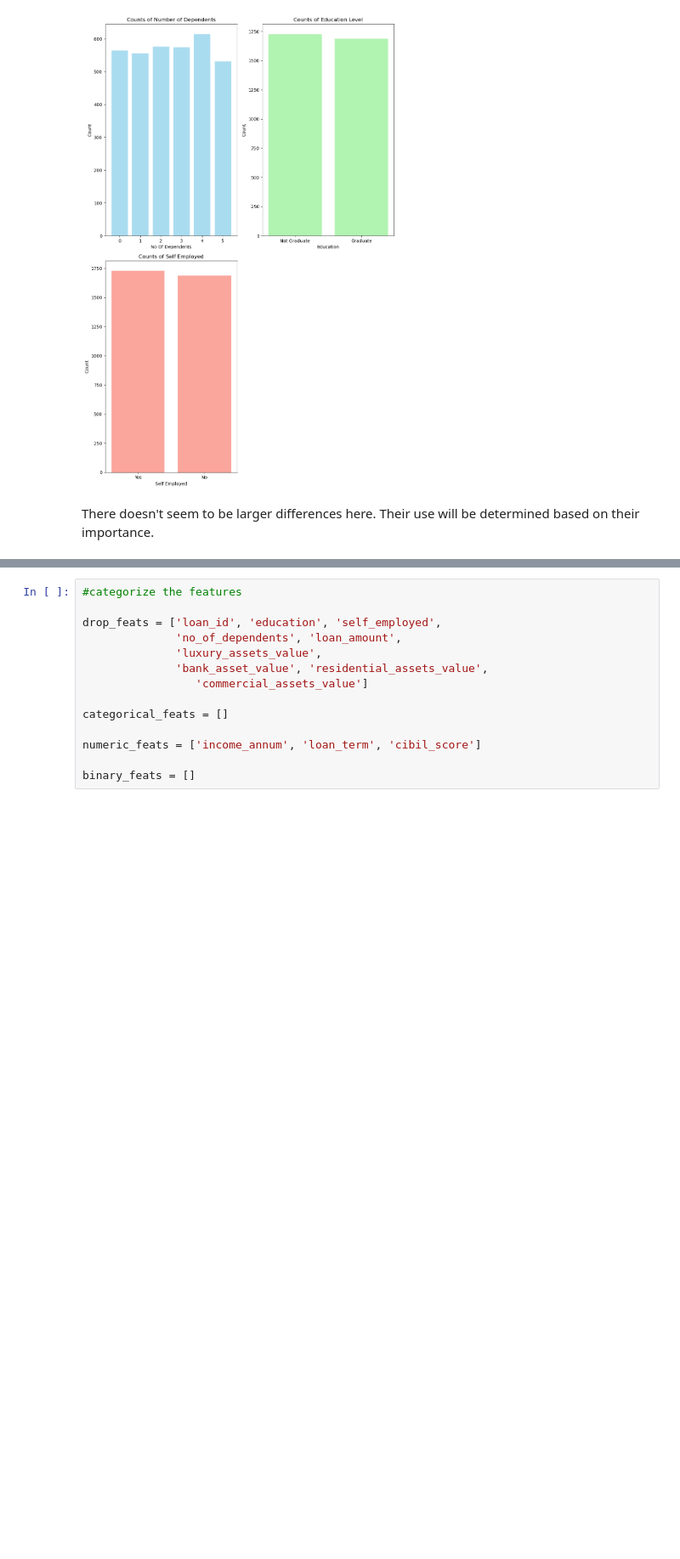
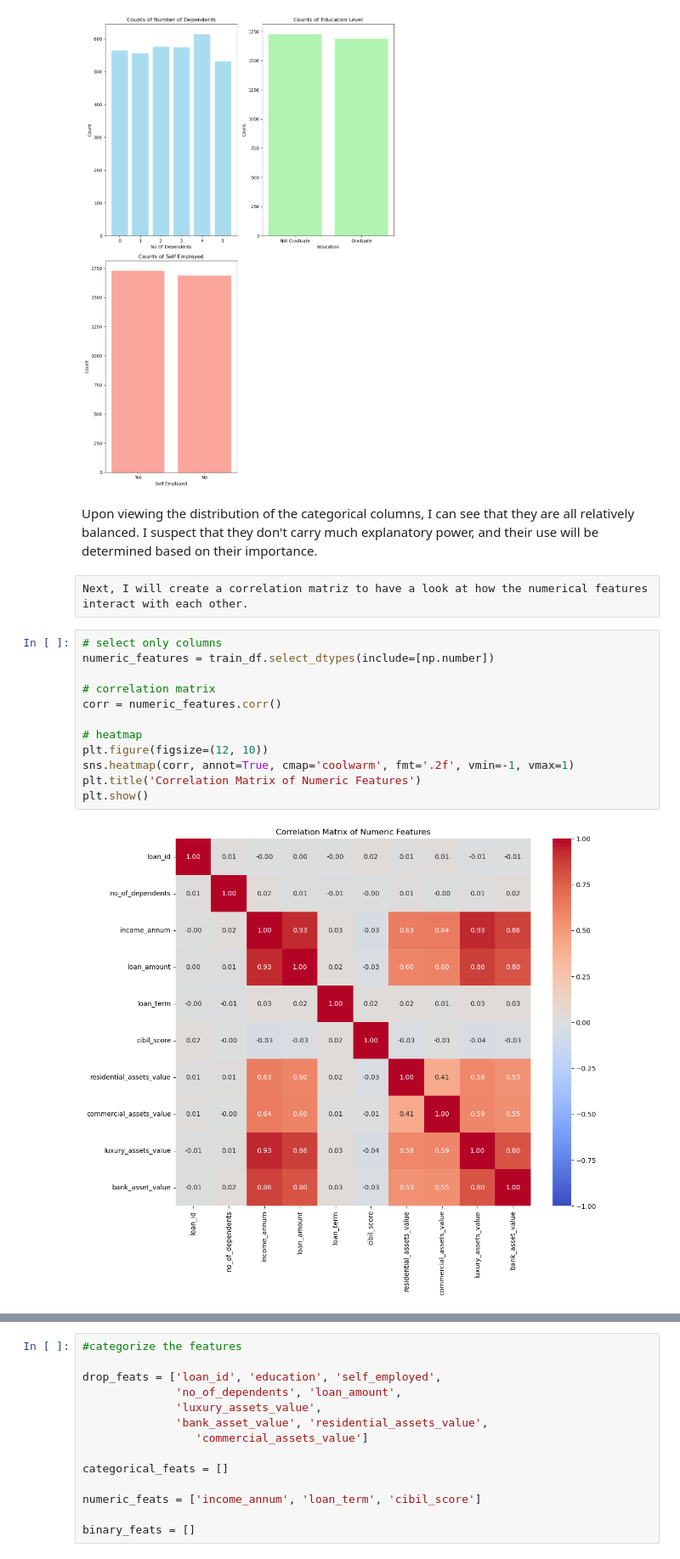
Before and after one commit to FleaBusyBeeBergs/dtsa5509, a Jupyter notebook: final-project.ipynb, the cells around one changed output, grey strips where cells are left out. Shown: that part at 85% size. Cells and saved outputs as stored; diff of their text form; blank space fills up the shorter version.

```diff
--- a/final-project.ipynb
+++ b/final-project.ipynb
@@ -179,4 +177,20 @@ plt.show()
 # %% [output]
 [figure]
 # %% [markdown]
-There doesn't seem to be larger differences here. Their use will be determined based on their importance.
+Upon viewing the distribution of the categorical columns, I can see that they are all relatively balanced. I suspect that they don't carry much explanatory power, and their use will be determined based on their importance.
+# %% [raw]
+Next, I will create a correlation matriz to have a look at how the numerical features interact with each other.
+# %%
+# select only columns
+numeric_features = train_df.select_dtypes(include=[np.number])
+
+# correlation matrix
+corr = numeric_features.corr()
+
+# heatmap
+plt.figure(figsize=(12, 10))
+sns.heatmap(corr, annot=True, cmap='coolwarm', fmt='.2f', vmin=-1, vmax=1)
+plt.title('Correlation Matrix of Numeric Features')
+plt.show()
+# %% [output]
+[figure, added]
```
Also changed, not shown: parts of 12 cells of this notebook.
